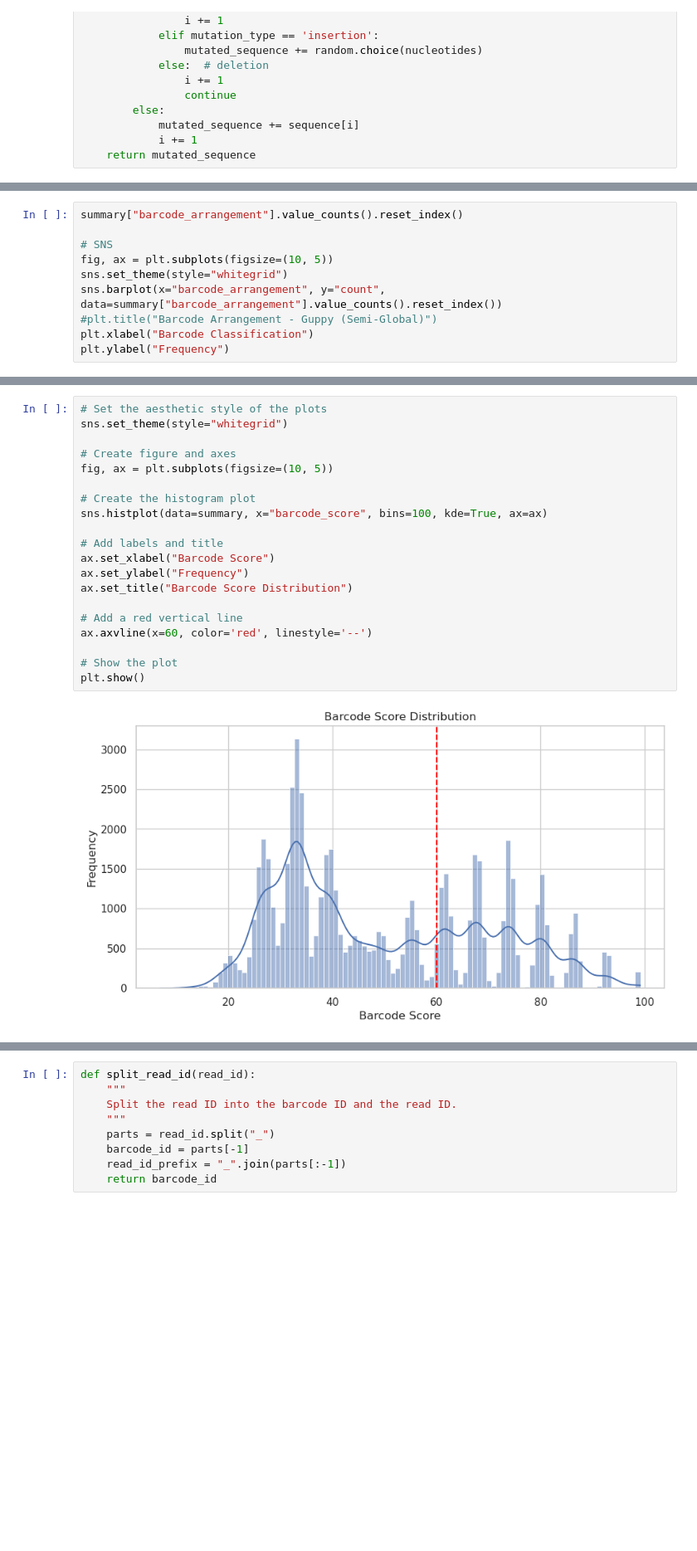
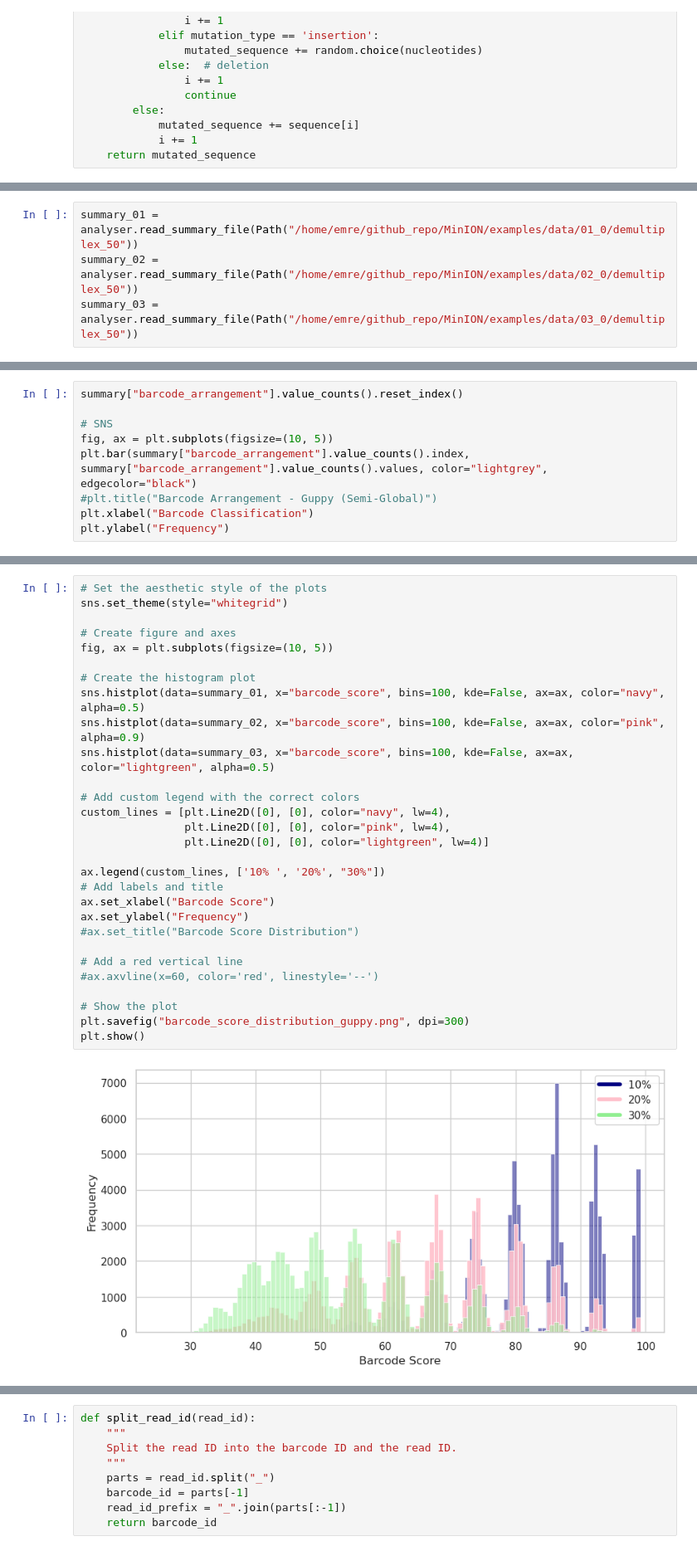
Before and after one commit to fhalab/LevSeq, a Jupyter notebook: examples/barcode_simulater.ipynb, the cells around one changed output, grey strips where cells are left out. Shown at 83% size. Saved outputs shown, nothing was run; the diff lists cells and outputs as text; blank space fills up the shorter version.

```diff
--- a/examples/barcode_simulater.ipynb
+++ b/examples/barcode_simulater.ipynb
@@ -179 +217,5 @@ summary = analyser.read_summary_file(Path("/home/emre/github_repo/MinION/example
+# %%
+summary_01 = analyser.read_summary_file(Path("/home/emre/github_repo/MinION/examples/data/01_0/demultiplex_50"))
+summary_02 = analyser.read_summary_file(Path("/home/emre/github_repo/MinION/examples/data/02_0/demultiplex_50"))
+summary_03 = analyser.read_summary_file(Path("/home/emre/github_repo/MinION/examples/data/03_0/demultiplex_50"))
 # %%
@@ -197,8 +243,7 @@ summary["barcode_arrangement"].value_counts().reset_index()
 
 # SNS
 fig, ax = plt.subplots(figsize=(10, 5))
-sns.set_theme(style="whitegrid")
-sns.barplot(x="barcode_arrangement", y="count", data=summary["barcode_arrangement"].value_counts().reset_index())
+plt.bar(summary["barcode_arrangement"].value_counts().index, summary["barcode_arrangement"].value_counts().values, color="lightgrey", edgecolor="black")
 #plt.title("Barcode Arrangement - Guppy (Semi-Global)")
 plt.xlabel("Barcode Classification")
 plt.ylabel("Frequency")
@@ -208,22 +253,31 @@ Text(0, 0.5, 'Frequency')
 # %%
 # Set the aesthetic style of the plots
 sns.set_theme(style="whitegrid")
 
 # Create figure and axes
 fig, ax = plt.subplots(figsize=(10, 5))
 
 # Create the histogram plot
-sns.histplot(data=summary, x="barcode_score", bins=100, kde=True, ax=ax)
+sns.histplot(data=summary_01, x="barcode_score", bins=100, kde=False, ax=ax, color="navy", alpha=0.5)
+sns.histplot(data=summary_02, x="barcode_score", bins=100, kde=False, ax=ax, color="pink", alpha=0.9)
+sns.histplot(data=summary_03, x="barcode_score", bins=100, kde=False, ax=ax, color="lightgreen", alpha=0.5)
 
+# Add custom legend with the correct colors
+custom_lines = [plt.Line2D([0], [0], color="navy", lw=4),
+                plt.Line2D([0], [0], color="pink", lw=4),
+                plt.Line2D([0], [0], color="lightgreen", lw=4)]
+
+ax.legend(custom_lines, ['10% ', '20%', "30%"])
 # Add labels and title
 ax.set_xlabel("Barcode Score")
 ax.set_ylabel("Frequency")
-ax.set_title("Barcode Score Distribution")
+#ax.set_title("Barcode Score Distribution")
 
 # Add a red vertical line
-ax.axvline(x=60, color='red', linestyle='--')
+#ax.axvline(x=60, color='red', linestyle='--')
 
 # Show the plot
+plt.savefig("barcode_score_distribution_guppy.png", dpi=300)
 plt.show()
 # %% [output]
-[figure, old version]
+[figure, new version]
```
Also changed, not shown: parts of 14 cells of this notebook, 7 other files.
